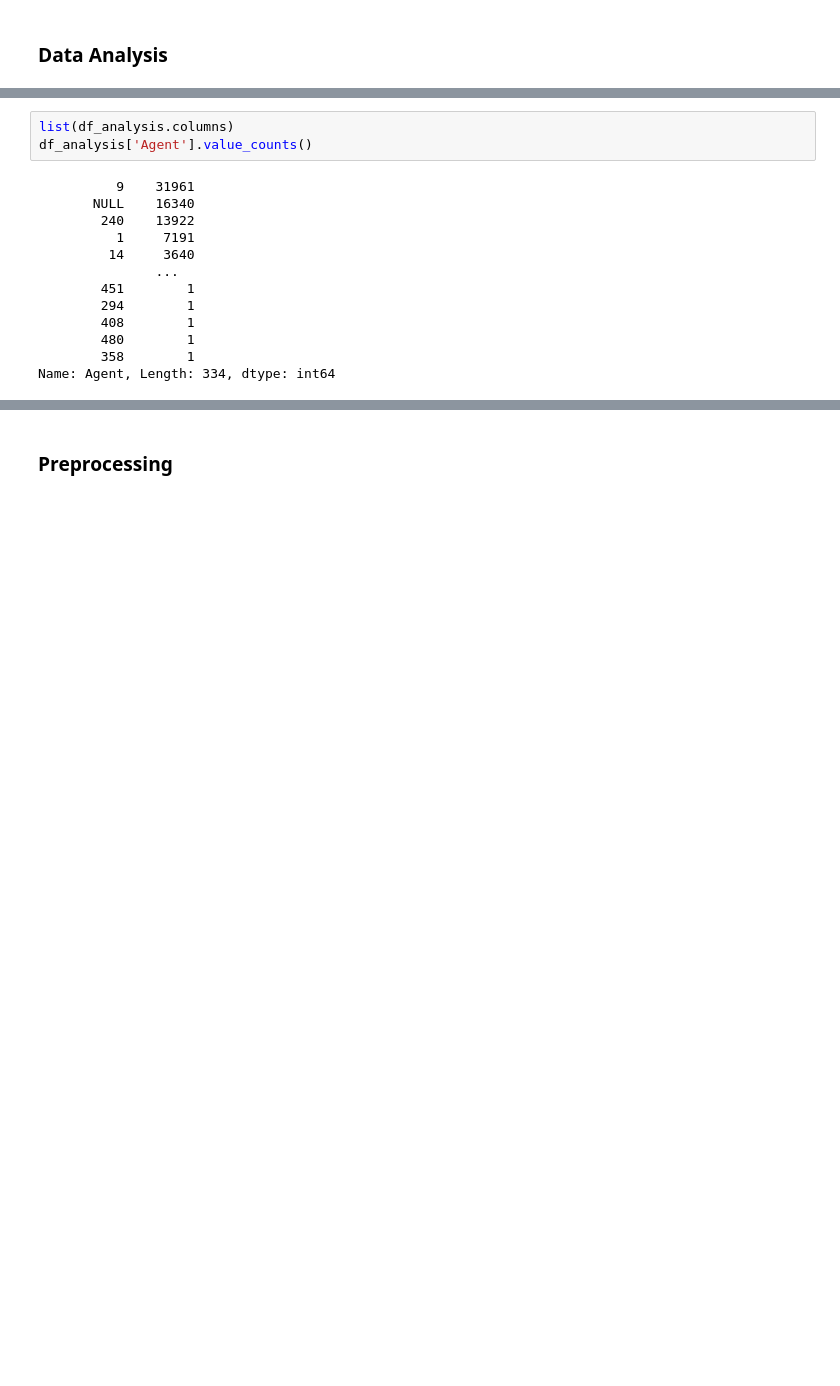
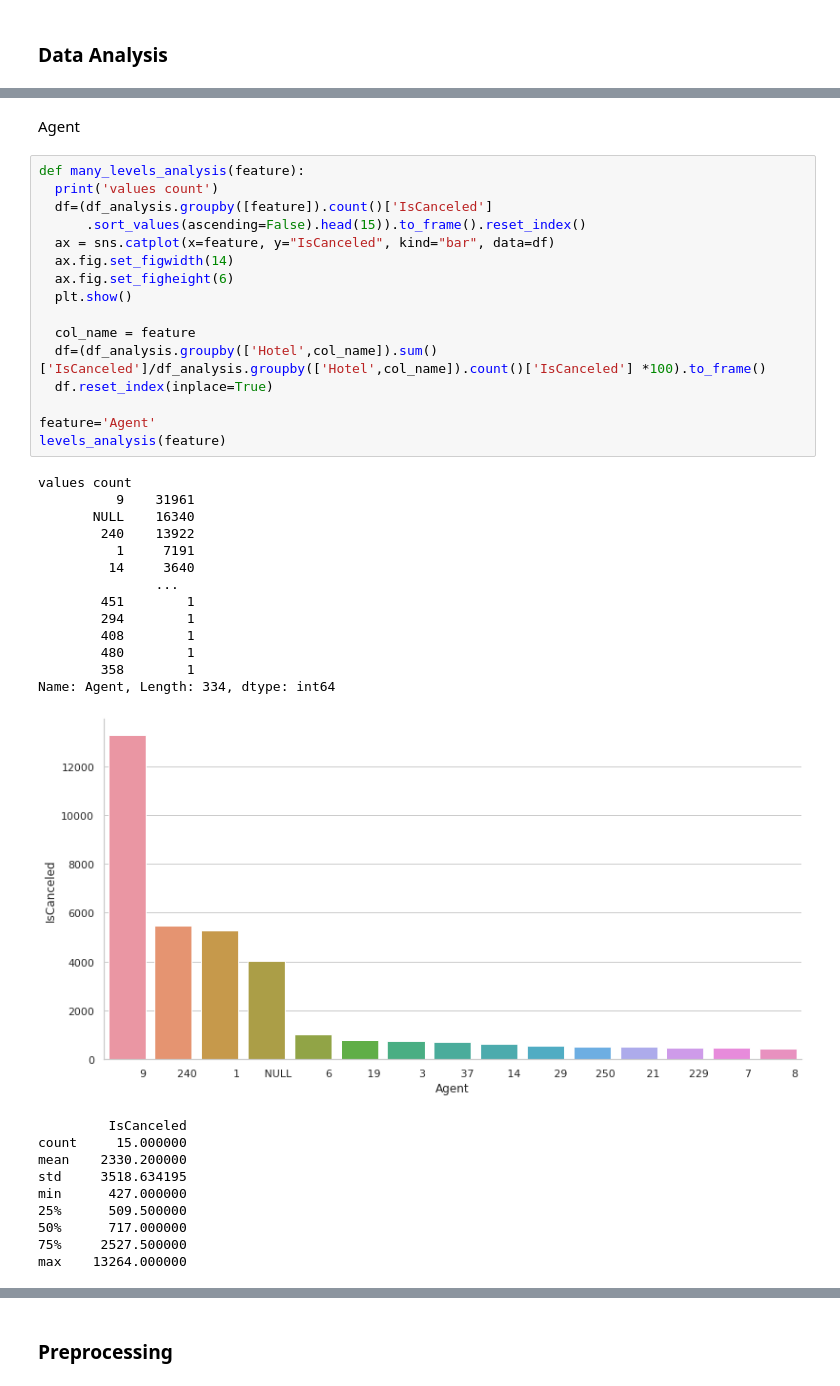
Before and after one commit to alejandromanas/GoogleColab_public, a Jupyter notebook: bookings/code/bookings.ipynb, the cells around one changed output, grey strips where cells are left out. Saved outputs shown, nothing was run; the diff lists cells and outputs as text; blank space fills up the shorter version.

```diff
--- a/bookings/code/bookings.ipynb
+++ b/bookings/code/bookings.ipynb
@@ -118,19 +116,45 @@ ax.set_xticklabels(labels=df.ArrivalDateYearMonth,rotation=70,size=12);
 plt.show()
 # %% [output]
 [figure]
-# %%
-list(df_analysis.columns)
-df_analysis['Agent'].value_counts()
-# %% [output]
-          9    31961
-       NULL    16340
-        240    13922
-          1     7191
-         14     3640
-               ...
-        451        1
-        294        1
-        408        1
-        480        1
-        358        1
-Name: Agent, Length: 334, dtype: int64
+# %% [markdown]
+Agent
+# %%
+def many_levels_analysis(feature):
+  print('values count')
+  df=(df_analysis.groupby([feature]).count()['IsCanceled']
+      .sort_values(ascending=False).head(15)).to_frame().reset_index()
+  ax = sns.catplot(x=feature, y="IsCanceled", kind="bar", data=df)
+  ax.fig.set_figwidth(14)
+  ax.fig.set_figheight(6)
+  plt.show()
+
+  col_name = feature
+  df=(df_analysis.groupby(['Hotel',col_name]).sum()['IsCanceled']/df_analysis.groupby(['Hotel',col_name]).count()['IsCanceled'] *100).to_frame()
+  df.reset_index(inplace=True)
+
+feature='Agent'
+levels_analysis(feature)
+# %% [output]
+values count
+          9    31961
+       NULL    16340
+        240    13922
+          1     7191
+         14     3640
+               ...
+        451        1
+        294        1
+        408        1
+        480        1
+        358        1
+Name: Agent, Length: 334, dtype: int64
+[figure, added]
+         IsCanceled
+count     15.000000
+mean    2330.200000
+std     3518.634195
+min      427.000000
+25%      509.500000
+50%      717.000000
+75%     2527.500000
+max    13264.000000
```
Also changed, not shown: parts of 5 cells of this notebook.
